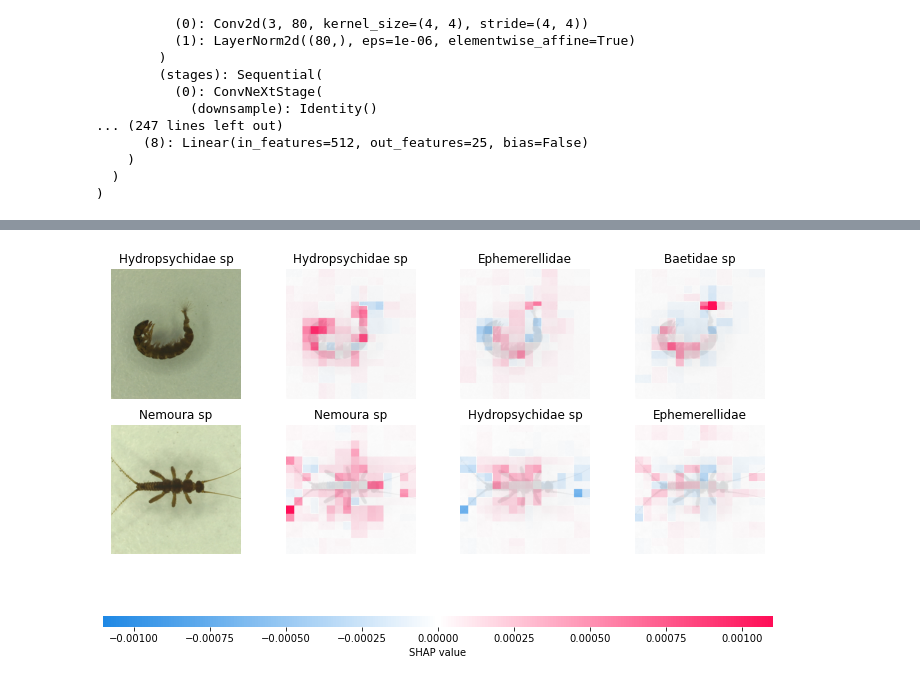
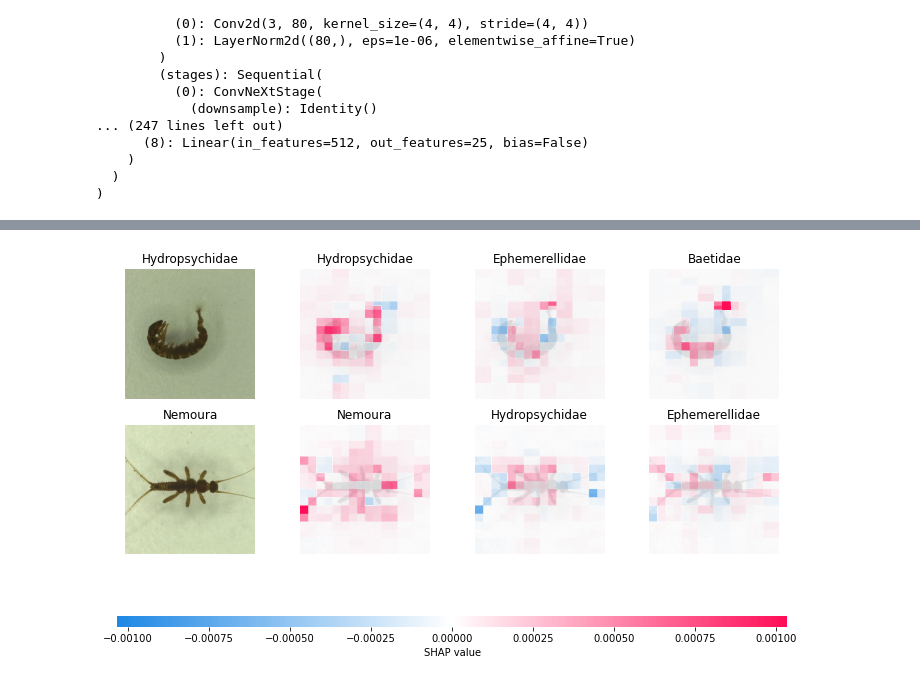
Before and after one commit to KennethTM/macro_inv_id, a Jupyter notebook: BugID models.ipynb, the cells around one changed output, grey strips where cells are left out. Cells and saved outputs as stored; diff of their text form; code cells hidden in the pictures.

Commit message:
updated shap figure

```diff
--- a/BugID models.ipynb
+++ b/BugID models.ipynb
@@ -249,6 +246,7 @@ Sequential(
 )
 # %%
 class_names = learn.dls.vocab
+class_names = [i.replace(" sp", "") for i in class_names]
 
 #Function for predicting label from image
 def predict(img):
@@ -306,10 +304,10 @@ shap_values.values = [val for val in np.moveaxis(shap_values.values,-1, 0)]
 # %%
 plt.rcParams["figure.facecolor"] = "w"
 
 shap.image_plot(shap_values=shap_values.values, pixel_values=shap_values.data,
                               labels=shap_values.output_names, show=False,
-                              true_labels = ["Hydropsychidae sp", "Nemoura sp"])
+                              true_labels = ["Hydropsychidae", "Nemoura"])
 
-plt.savefig('figures/shap_plot.png', bbox_inches='tight')
+plt.savefig('figures/figure_5.pdf', bbox_inches='tight')
 # %% [output]
-[figure, old version]
+[figure, new version]
```
Also changed, not shown: parts of 4 cells of this notebook.
